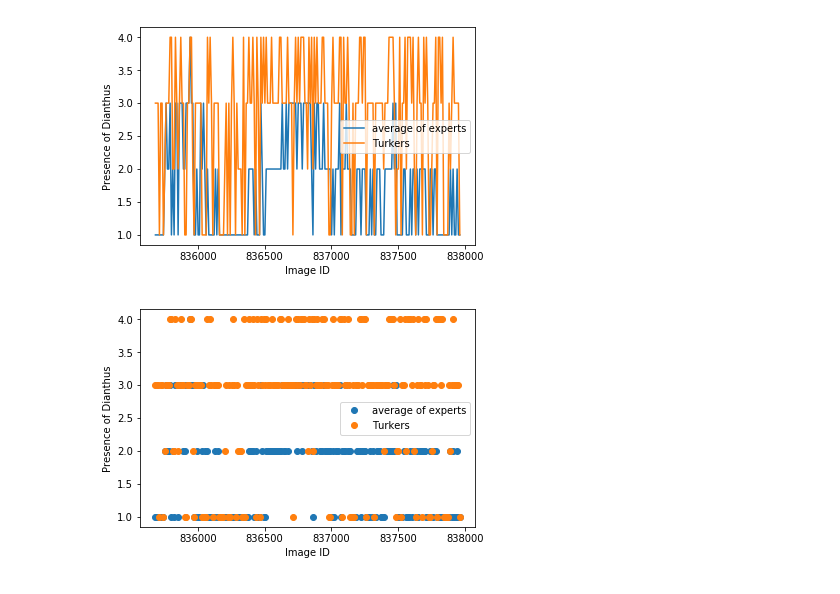
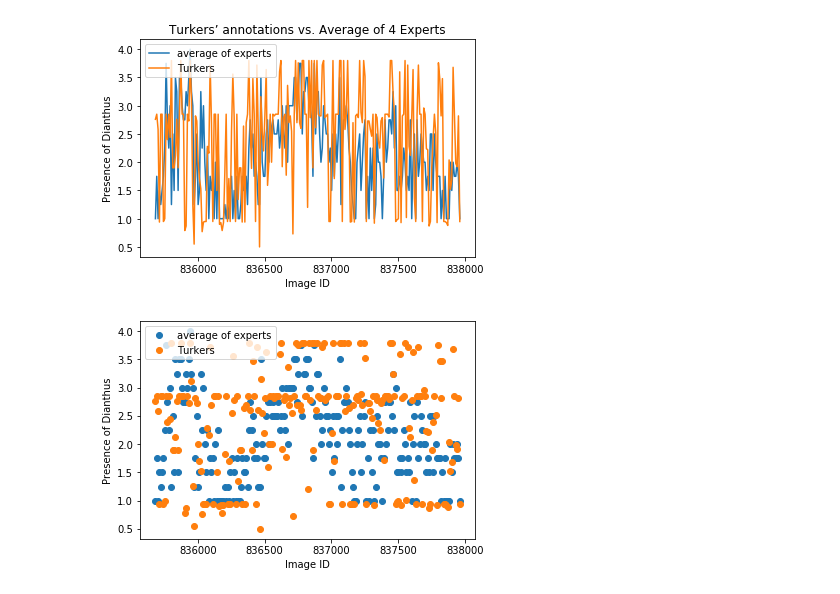
Before and after one commit to myracheng/coral, a Jupyter notebook: compare_gt_to_experts.ipynb, the cells around one changed output. Saved outputs shown, nothing was run; the diff lists cells and outputs as text; code cells hidden in the pictures.

```diff
--- a/compare_gt_to_experts.ipynb
+++ b/compare_gt_to_experts.ipynb
@@ -0,0 +132,20 @@
+# %%
+# create jess's labels for PR curve and CM
+
+expert_imlabels = {}
+
+idx = 1
+mappingFile = "abe213a-toid.yaml"
+annIdToImId = yaml.load(open(mappingFile))
+url_template = 'http://s3.amazonaws.com/visipedia/images/%d/original.jpg'
+
+# load and refactor the annotation data
+json_pattern = 'jess-annotations.json'
+file_list = glob.glob(json_pattern)
+for file in file_list:
+    annotations = json.load(open(file))
+    for annId, ann in annotations:
+        imFn = annIdToImId[str(annId)]
+    #     print(imIds[0])
+        expert_imlabels[imFn] = int(ann['answers']['dianthus'])
+# print(expert_imlabels)
@@ -92,18 +514,7 @@ for file in file_list:
 # %%
-import os, json, yaml
-import urllib.request
-import ast
-import pandas as pd
-import glob
-
+# plot average experts vs. average turkers
 
 imlabels = {}
-labels = {
-  "Definitely no": 1,
-    "Probably no": 2,
-    "Probably yes": 3,
-  "Definitely yes": 4
-}
 
 mappingFile = "abe213a-toid.yaml"
 annIdToImId = yaml.load(open(mappingFile))
@@ -137,49 +548,48 @@ with open('output.manifest', 'r') as input_fid:
     pred = input_fid.readlines()
     det = [ast.literal_eval(x.strip('\n')) for x in pred]
 
-# print(det[1]['source-ref'][26:32]) #name
-# print(det[1]['test-label-dianthus-metadata']['confidence'])
-# print(labels[det[1]['test-label-dianthus-metadata']['class-name']])
-
 for item in det:
     imFn = int(item['source-ref'][26:32])
     label = int(labels[item['test-label-dianthus-metadata']['class-name']])
     confidence = float(item['test-label-dianthus-metadata']['confidence'])
 
-#     imlabels[imFn].append(label * confidence)
-    imlabels[imFn].append(label)
+    imlabels[imFn].append(label * confidence)
+#     imlabels[imFn].append(label)
 
-import matplotlib.pyplot as plt
 %matplotlib inline
 
 # plt.plot(imlabels.keys(),y)
 lists = sorted(imlabels.items()) # sorted by key, return a list of tuples
 
 x, y = zip(*lists) # unpack a list of pairs into two tuples
 # plt.plot(x, y[0])
 # print(imlabels)
 legend = ["average of experts", "Turkers"]
-# for i in range(len(y[0])):
 plt.figure(0)
-plt.plot(x,[int(sum(pt[0:-1])/len(pt[0:-1])) for pt in y], label = legend[0])
+plt.plot(x,[sum(pt[0:-1])/len(pt[0:-1]) for pt in y], label = legend[0])
+
+# plt.plot(x,[int(sum(pt[0:-1])/len(pt[0:-1])) for pt in y], label = legend[0])
 plt.plot(x,[pt[-1] for pt in y], label = legend[1])
 
 plt.legend()
 plt.xlabel('Image ID')
 plt.ylabel('Presence of Dianthus')
+plt.title('Turkers’ annotations vs. Average of 4 Experts')
 
 plt.figure(1)
 
-plt.plot(x,[int(sum(pt[0:-1])/len(pt[0:-1])) for pt in y], 'o', label = legend[0])
+plt.plot(x,[sum(pt[0:-1])/len(pt[0:-1]) for pt in y],  'o', label = legend[0])
+
+# plt.plot(x,[int(sum(pt[0:-1])/len(pt[0:-1])) for pt in y], 'o', label = legend[0])
 plt.plot(x,[pt[-1] for pt in y], 'o', label = legend[1])
 
 plt.legend()
 plt.xlabel('Image ID')
 plt.ylabel('Presence of Dianthus')
 
 plt.show()
 
 # print(imlabels)
 # %% [output]
-[figure, old version]
+[figure, new version]
-[figure, old version]
+[figure, new version]
```
Also changed, not shown: parts of 14 cells of this notebook.
